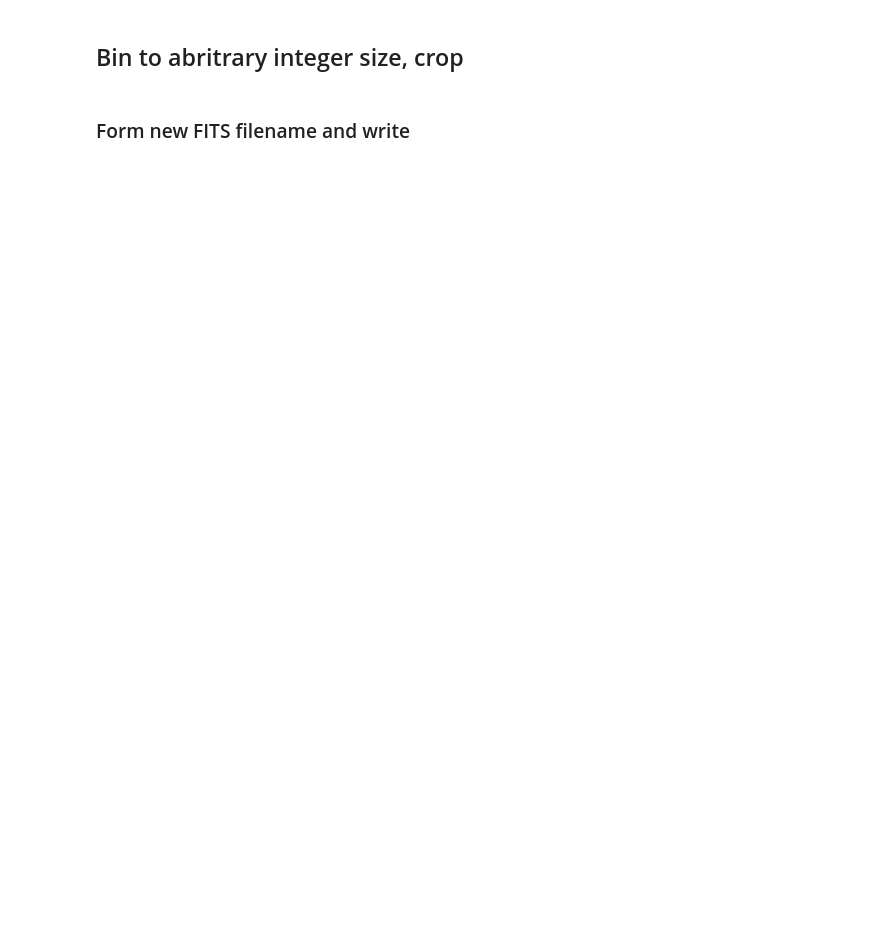
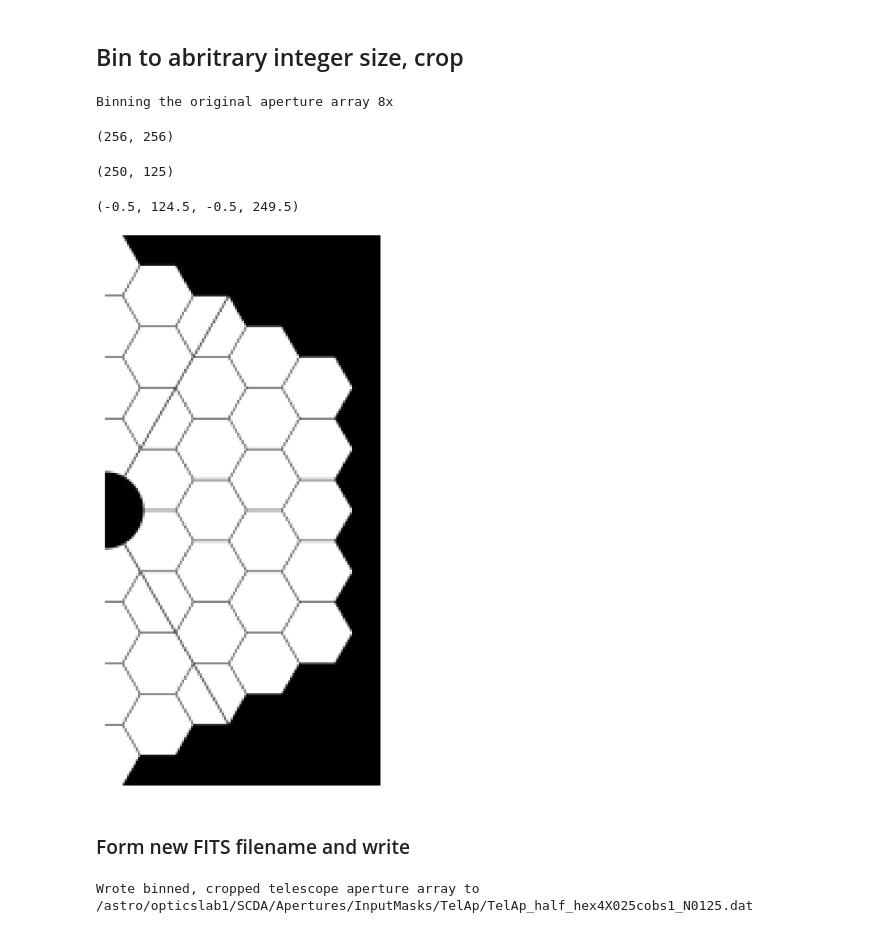
Before and after one commit to neilzim/SCDA, a Jupyter notebook: make_telap.ipynb, the cells around one changed output. Saved outputs shown, nothing was run; the diff lists cells and outputs as text; code cells hidden in the pictures; blank space fills up the shorter version.

Commit message:
revised TelAp script to make half-plane arrays

```diff
--- a/make_telap.ipynb
+++ b/make_telap.ipynb
@@ -33,7 +37,7 @@ else:
 # %% [markdown]
 ## Set basic parameters
 # %%
-prim_key = "hex3"
+prim_key = "hex4"
 secobs_key = "X"
 centobs = True
 D = 2000
@@ -98,28 +108,37 @@ print("Binning the original aperture array {0:d}x".format(scalefac))
 telap_bin = np.reshape(telap_obs,(telap_obs.shape[0]/scalefac, scalefac,
                                   telap_obs.shape[1]/scalefac, scalefac)).mean(1).mean(2)
 L_bin = telap_bin.shape[0]
+# %% [output]
+Binning the original aperture array 8x
 # %%
 telap_bin.shape
+# %% [output]
+(256, 256)
 # %%
 if symm is 'half':
-    telap_binhalf = telap_bin[L_bin/2-N:L_bin/2+N, L_bin/2:L_bin/2+N]
-    print telap_binhalf.shape
+    telap_bin_crop = telap_bin[L_bin/2-N:L_bin/2+N, L_bin/2:L_bin/2+N]
+    print telap_bin_crop.shape
 else:
-    telap_binquad = telap_bin[L_bin/2:L_bin/2+N, L_bin/2:L_bin/2+N]
-    print telap_binquad.shape
+    telap_bin_crop = telap_bin[L_bin/2:L_bin/2+N, L_bin/2:L_bin/2+N]
+    print telap_bin_crop.shape
     # Check max value of outer row and outer column
     #print np.max(telap_binquad[-1,:])
     #print np.max(telap_binquad[:,-1])
+# %% [output]
+(250, 125)
 # %%
 if symm is 'half':
     plt.figure(figsize=(16,32))
-    plt.imshow(telap_binhalf)
+    plt.imshow(telap_bin_crop)
 else:
     plt.figure(figsize=(16,16))
-    plt.imshow(telap_binquad)
+    plt.imshow(telap_bin_crop)
     #plt.imshow(np.floor(telap_binquad))
     #plt.imshow(telap_binquad.astype(int))
 plt.axis('off')
+# %% [output]
+(-0.5, 124.5, -0.5, 249.5)
+[figure, added]
 # %% [markdown]
 ### Form new FITS filename and write
 # %%
@@ -145,8 +164,10 @@ else:
 #telap_binquad_hdu.writeto(telap_binquad_fits_fname, clobber=True)
 # %%
 if not os.path.exists(telap_bin_dat_fname):
-    np.savetxt(telap_bin_dat_fname, telap_binquad, fmt='%.6f', delimiter=" ")
+    np.savetxt(telap_bin_dat_fname, telap_bin_crop, fmt='%.6f', delimiter=" ")
     print("Wrote binned, cropped telescope aperture array to {0:s}".format(telap_bin_dat_fname))
 else:
     print("Telescope aperture array {0:s} already exists, will not overwrite".format(telap_bin_dat_fname))
+# %% [output]
+Wrote binned, cropped telescope aperture array to /astro/opticslab1/SCDA/Apertures/InputMasks/TelAp/TelAp_half_hex4X025cobs1_N0125.dat
 # %%
```
Also changed, not shown: parts of 6 cells of this notebook.
